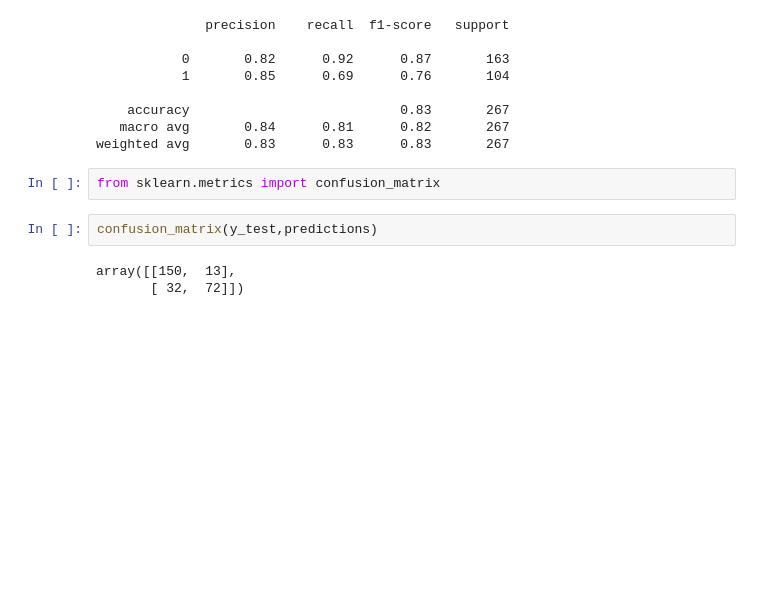
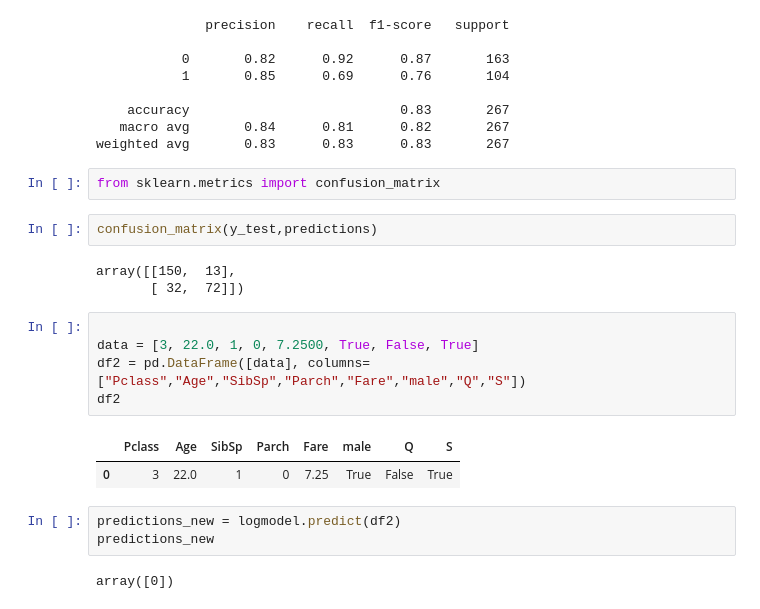
Before and after one commit to dineschandgr/Machine_Learning, a Jupyter notebook: Logistic Regression/logistic_regression.ipynb, the cells around one changed output. Cells and saved outputs as stored; diff of their text form; blank space fills up the shorter version.

```diff
--- a/Logistic Regression/logistic_regression.ipynb
+++ b/Logistic Regression/logistic_regression.ipynb
@@ -470,3 +572,16 @@ confusion_matrix(y_test,predictions)
 # %% [output]
 array([[150,  13],
        [ 32,  72]])
+# %%
+
+data = [3, 22.0, 1, 0, 7.2500, True, False, True]
+df2 = pd.DataFrame([data], columns=["Pclass","Age","SibSp","Parch","Fare","male","Q","S"])
+df2
+# %% [output]
+|  | Pclass | Age | SibSp | Parch | Fare | male | Q | S |
+| 0 | 3 | 22.0 | 1 | 0 | 7.25 | True | False | True |
+# %%
+predictions_new = logmodel.predict(df2)
+predictions_new
+# %% [output]
+array([0])
```
Also changed, not shown: parts of 28 cells of this notebook, 2 other files.
